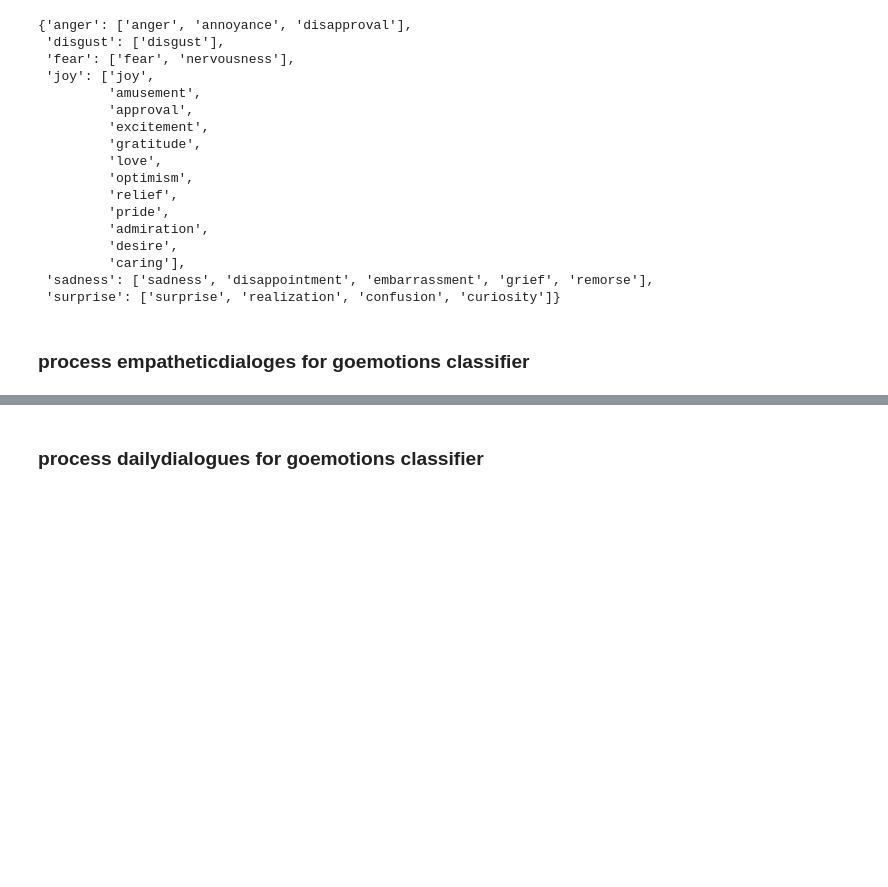
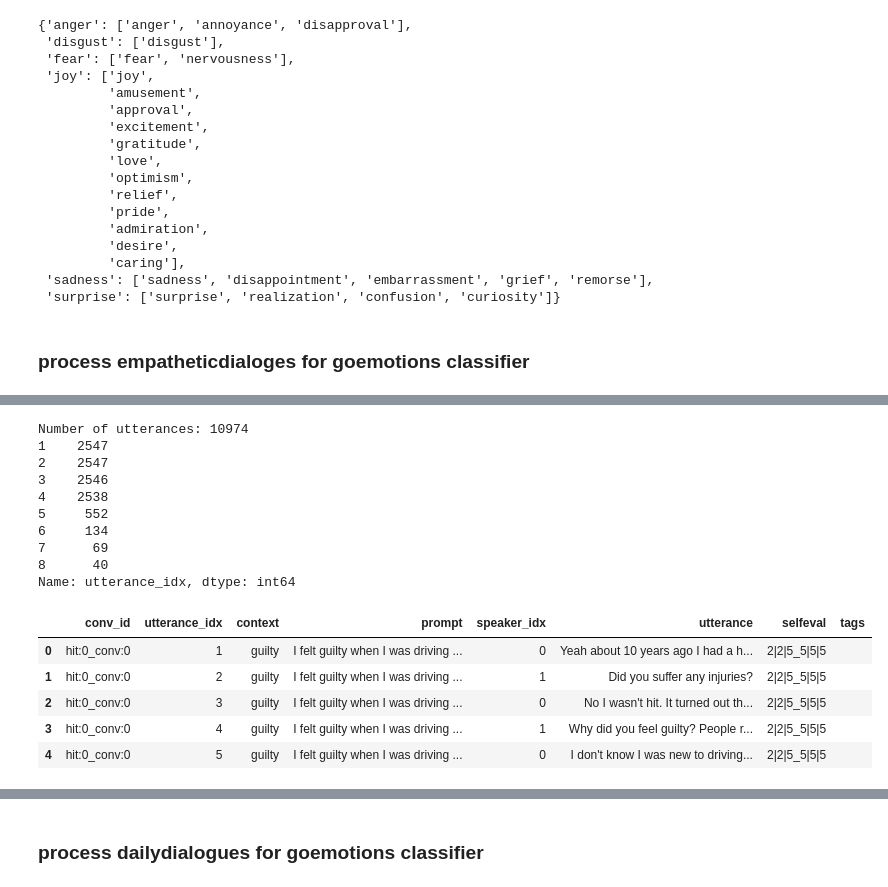
Before and after one commit to evelynyou/w266_project, a Jupyter notebook: exploration.ipynb, the cells around one changed output, grey strips where cells are left out. Drawn from its saved outputs; the diff is of its cells as text; code cells hidden in the pictures; blank space fills up the shorter version.

```diff
--- a/exploration.ipynb
+++ b/exploration.ipynb
@@ -306,0 +339,22 @@ all_ed_data.head(10)
+# %%
+ed_test_clean = clean_ed_file('test.csv')
+
+print(ed_test_clean.utterance_idx.value_counts())
+ed_test_clean.head()
+# %% [output]
+Number of utterances: 10974
+1    2547
+2    2547
+3    2546
+4    2538
+5     552
+6     134
+7      69
+8      40
+Name: utterance_idx, dtype: int64
+|  | conv_id | utterance_idx | context | prompt | speaker_idx | utterance | selfeval | tags |
+| 0 | hit:0_conv:0 | 1 | guilty | I felt guilty when I was driving ... | 0 | Yeah about 10 years ago I had a h... | 2|2|5_5|5|5 |  |
+| 1 | hit:0_conv:0 | 2 | guilty | I felt guilty when I was driving ... | 1 | Did you suffer any injuries? | 2|2|5_5|5|5 |  |
+| 2 | hit:0_conv:0 | 3 | guilty | I felt guilty when I was driving ... | 0 | No I wasn't hit. It turned out th... | 2|2|5_5|5|5 |  |
+| 3 | hit:0_conv:0 | 4 | guilty | I felt guilty when I was driving ... | 1 | Why did you feel guilty? People r... | 2|2|5_5|5|5 |  |
+| 4 | hit:0_conv:0 | 5 | guilty | I felt guilty when I was driving ... | 0 | I don't know I was new to driving... | 2|2|5_5|5|5 |  |
```
Also changed, not shown: parts of 28 cells of this notebook, 7 other files.
